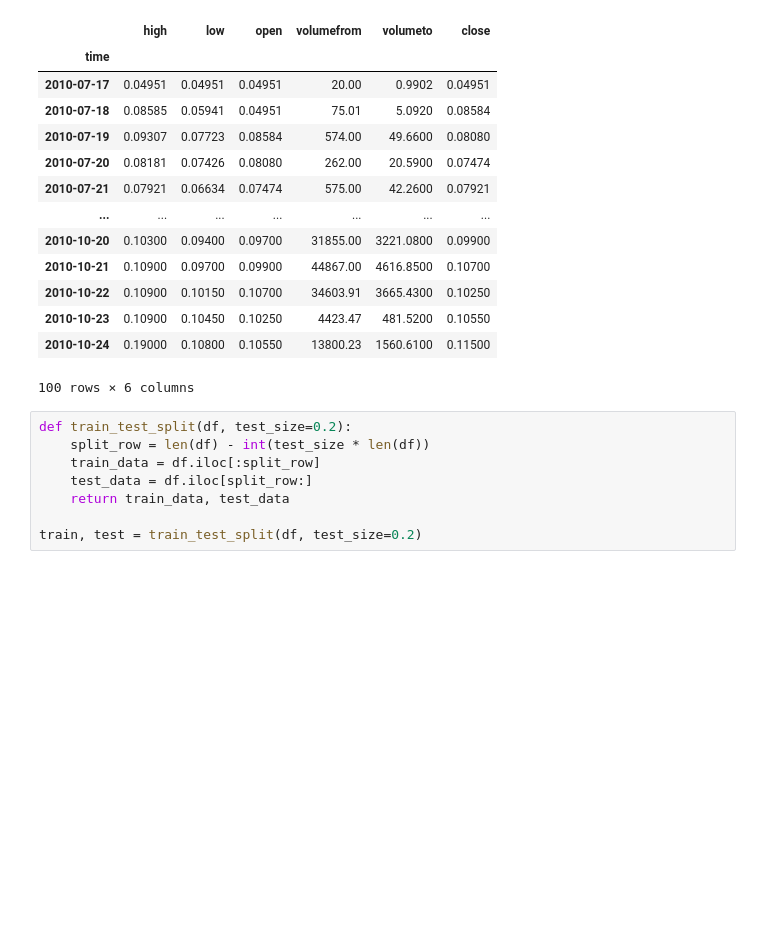
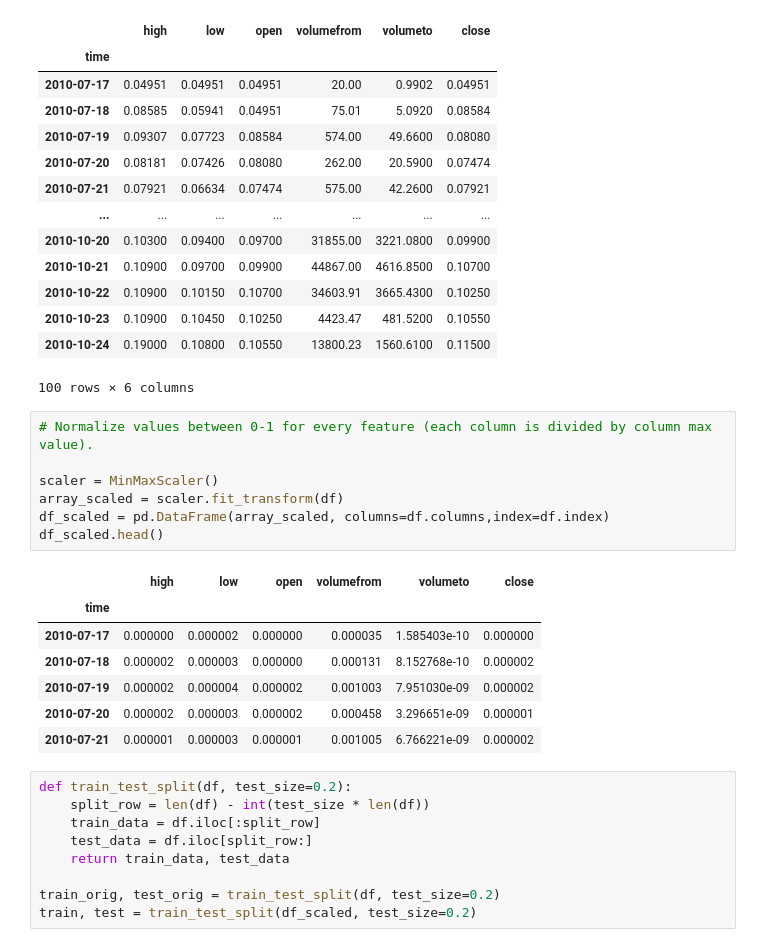
Before and after one commit to Lehel44/crpyto-AI, a Jupyter notebook: Predict_BitCoin.ipynb, the cells around one changed output. Cells and saved outputs as stored; diff of their text form; blank space fills up the shorter version.

```diff
--- a/Predict_BitCoin.ipynb
+++ b/Predict_BitCoin.ipynb
@@ -38,6 +36,21 @@ df.head(100)
 | 2010-10-23 | 0.10900 | 0.10450 | 0.10250 | 4423.47 | 481.5200 | 0.10550 |
 | 2010-10-24 | 0.19000 | 0.10800 | 0.10550 | 13800.23 | 1560.6100 | 0.11500 |
 100 rows × 6 columns
+# %%
+# Normalize values between 0-1 for every feature (each column is divided by column max value).
+
+scaler = MinMaxScaler()
+array_scaled = scaler.fit_transform(df)
+df_scaled = pd.DataFrame(array_scaled, columns=df.columns,index=df.index)
+df_scaled.head()
+# %% [output]
+|  | high | low | open | volumefrom | volumeto | close |
+| time |  |  |  |  |  |  |
+| 2010-07-17 | 0.000000 | 0.000002 | 0.000000 | 0.000035 | 1.585403e-10 | 0.000000 |
+| 2010-07-18 | 0.000002 | 0.000003 | 0.000000 | 0.000131 | 8.152768e-10 | 0.000002 |
+| 2010-07-19 | 0.000002 | 0.000004 | 0.000002 | 0.001003 | 7.951030e-09 | 0.000002 |
+| 2010-07-20 | 0.000002 | 0.000003 | 0.000002 | 0.000458 | 3.296651e-09 | 0.000001 |
+| 2010-07-21 | 0.000001 | 0.000003 | 0.000001 | 0.001005 | 6.766221e-09 | 0.000002 |
 # %%
 def train_test_split(df, test_size=0.2):
     split_row = len(df) - int(test_size * len(df))
@@ -45,7 +58,8 @@ def train_test_split(df, test_size=0.2):
     test_data = df.iloc[split_row:]
     return train_data, test_data
 
-train, test = train_test_split(df, test_size=0.2)
+train_orig, test_orig = train_test_split(df, test_size=0.2)
+train, test = train_test_split(df_scaled, test_size=0.2)
 # %%
 def line_plot(line1, line2, label1=None, label2=None, title='', lw=2):
     fig, ax = plt.subplots(1, figsize=(13, 7))
```
Also changed, not shown: parts of 12 cells of this notebook.
